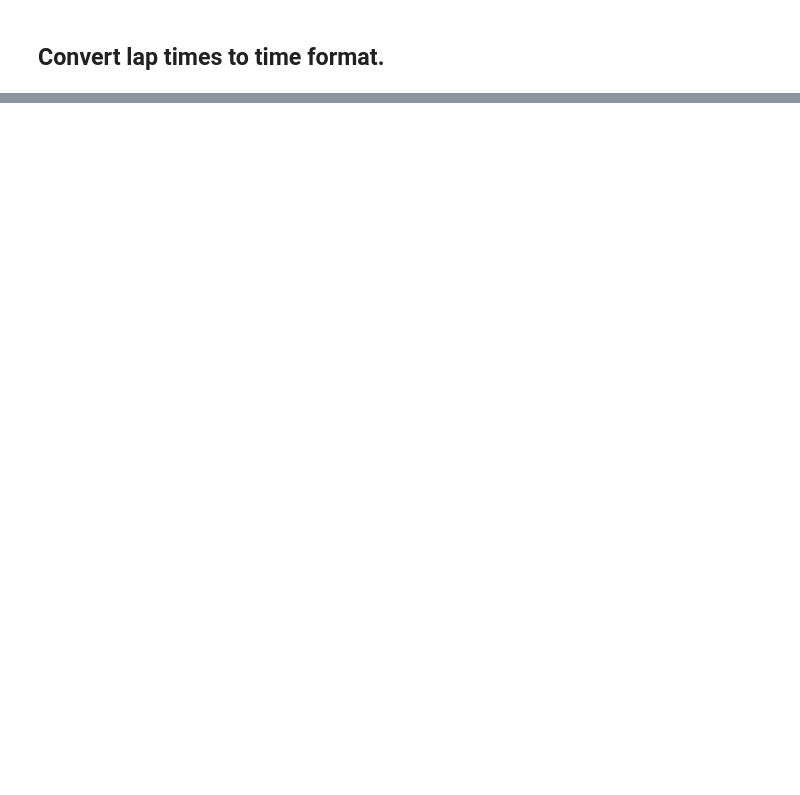
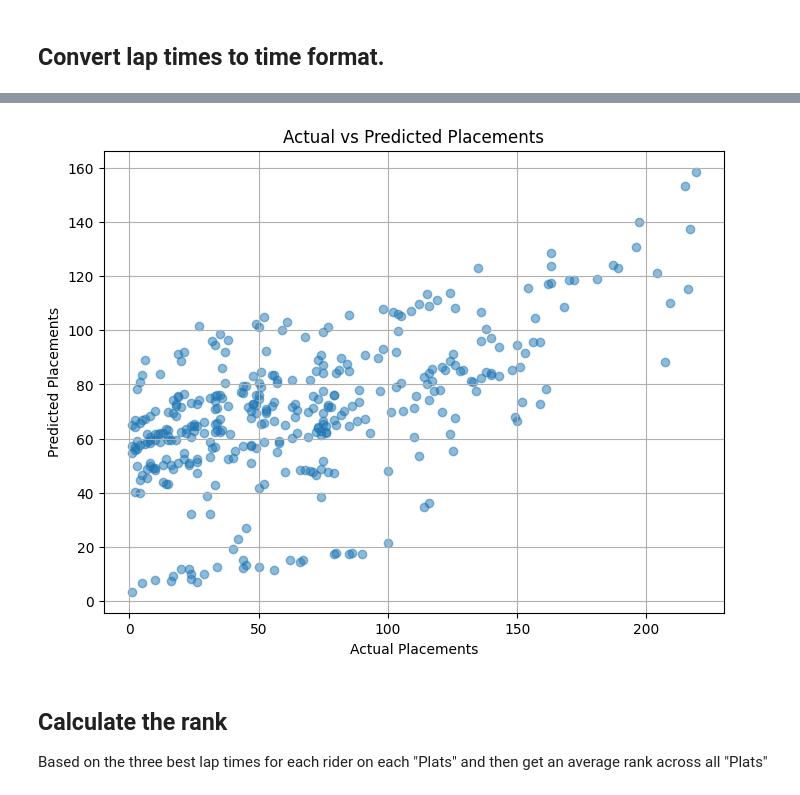
Before and after one commit to RobertAhlin/emx-seeder, a Jupyter notebook: jupyter_notebooks/07 AIRanking.ipynb, the cells around one changed output, grey strips where cells are left out. Drawn from its saved outputs; the diff is of its cells as text; code cells hidden in the pictures; blank space fills up the shorter version.

```diff
--- a/jupyter_notebooks/07 AIRanking.ipynb
+++ b/jupyter_notebooks/07 AIRanking.ipynb
@@ -131,0 +131,3 @@ concatenated_df.head(-10)
+# %%
+# Convert 'Plac' column to numeric
+concatenated_df['Plac'] = pd.to_numeric(concatenated_df['Plac'])
@@ -131,0 +156,23 @@ concatenated_df.head(-10)
+# %%
+# Select relevant features (Varv 1 to Varv 4) and the target variable (Plac)
+features = concatenated_df[['Varv 1', 'Varv 2', 'Varv 3', 'Varv 4']]
+target = concatenated_df['Plac']
+
+# Split data into training and testing sets
+X_train, X_test, y_train, y_test = train_test_split(features, target, test_size=0.2, random_state=42)
+
+# Initialize and train a regression model
+model = LinearRegression()
+model.fit(X_train, y_train)
+
+# Make predictions
+predictions = model.predict(X_test)
+
+# Evaluate model performance
+mse = mean_squared_error(y_test, predictions)
+print(f"Mean Squared Error: {mse}")
+
+# Rank riders based on predictions
+ranked_df = concatenated_df.copy()
+ranked_df['Predicted_Plac'] = model.predict(features)
+ranked_df = ranked_df.sort_values(by='Predicted_Plac')
@@ -131,0 +214,14 @@ concatenated_df.head(-10)
+# %%
+# Plotting actual versus predicted placements
+plt.figure(figsize=(8, 6))
+plt.scatter(y_test, predictions, alpha=0.5)
+plt.xlabel('Actual Placements')
+plt.ylabel('Predicted Placements')
+plt.title('Actual vs Predicted Placements')
+plt.grid(True)
+plt.show()
+# %% [output]
+[figure, added]
+# %% [markdown]
+## Calculate the rank
+Based on the three best lap times for each rider on each "Plats" and then get an average rank across all "Plats"
```
Also changed, not shown: parts of 22 cells of this notebook, 6 other files.
